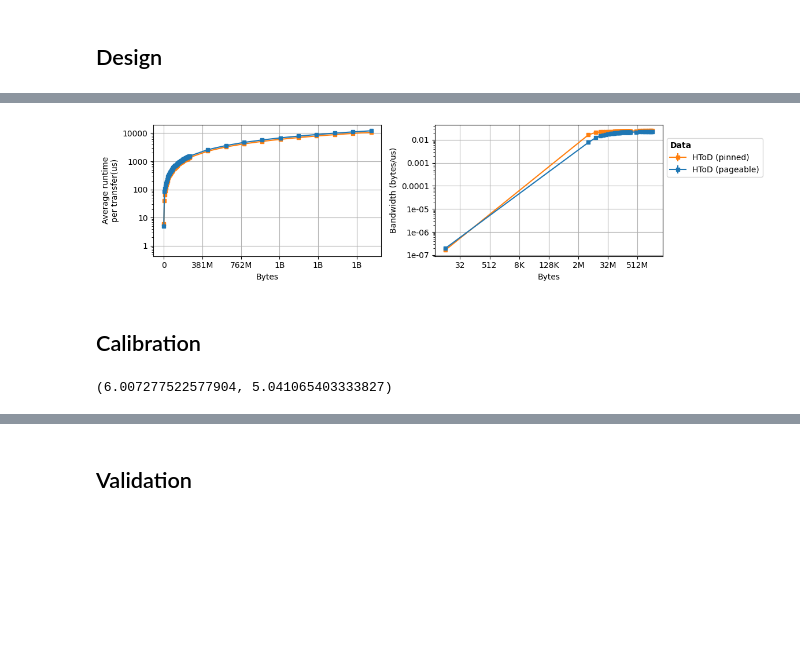
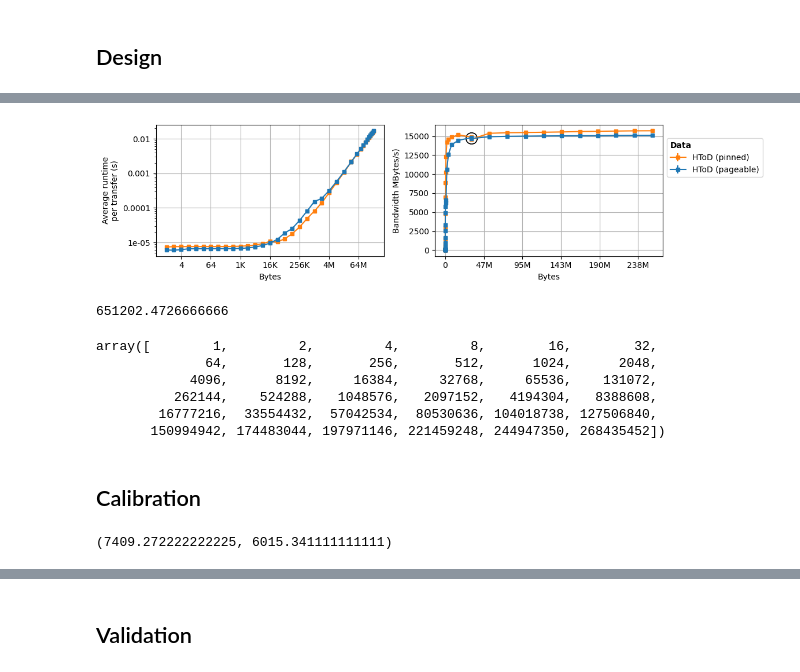
Before and after one commit to jolly-chen/msc-project, a Jupyter notebook: gpu-synchronous/validation-das6.ipynb, the cells around one changed output, grey strips where cells are left out. Drawn from its saved outputs; the diff is of its cells as text; code cells hidden in the pictures; blank space fills up the shorter version.

```diff
--- a/gpu-synchronous/validation-das6.ipynb
+++ b/gpu-synchronous/validation-das6.ipynb
@@ -226,9 +230,7 @@ bsbm_df = pd.DataFrame.from_dict(jdata["benchmarks"]).astype({"real_time" : floa
 
 convert_to_type(bsbm_df, "real_time", np.float64)
 bsbm_df["func_name"] = bsbm_df["name"].apply(lambda s: s.split("/")[0][3:])
-bsbm_df["time_factor"] = bsbm_df["time_unit"].apply(convert_unit)
 del bsbm_df["family_index"], bsbm_df["per_family_instance_index"],  bsbm_df["run_name"], bsbm_df["threads"], bsbm_df["run_type"], bsbm_df["aggregate_unit"]
-bsbm_df["time_factor"] = bsbm_df["time_unit"].apply(convert_unit)
 
 bsbm_df.head(10)
 # %% [output]
@@ -1343,14 +1397,12 @@ abcbm_df = pd.DataFrame.from_dict(jdata["benchmarks"]).astype({"real_time" : flo
 
 convert_to_type(abcbm_df, "real_time", np.float64)
 abcbm_df["func_name"] = abcbm_df["name"].apply(lambda s: s.split("/")[0][3:])
-abcbm_df["time_factor"] = abcbm_df["time_unit"].apply(convert_unit)
 del (
     abcbm_df["family_index"], abcbm_df["per_family_instance_index"],
     abcbm_df["run_name"], abcbm_df["threads"], abcbm_df["run_type"],
     abcbm_df["aggregate_unit"], abcbm_df["repetition_index"],  abcbm_df["error_occurred"],
     abcbm_df["error_message"]
 )
-abcbm_df["time_factor"] = abcbm_df["time_unit"].apply(convert_unit)
 abcbm_df
 # %% [output]
 |  | name | repetitions | aggregate_name | iterations | real_time | cpu_time | time_unit | blocksize | bulksize | ... |
@@ -2329,9 +2381,7 @@ trbm_df = pd.DataFrame.from_dict(jdata["benchmarks"]).astype({"real_time" : floa
 
 convert_to_type(trbm_df, "real_time", np.float64)
 trbm_df["func_name"] = trbm_df["name"].apply(lambda s: s.split("/")[0][3:])
-trbm_df["time_factor"] = trbm_df["time_unit"].apply(convert_unit)
 del trbm_df["family_index"], trbm_df["per_family_instance_index"],  trbm_df["run_name"], trbm_df["threads"], trbm_df["run_type"], trbm_df["aggregate_unit"]
-trbm_df["time_factor"] = trbm_df["time_unit"].apply(convert_unit)
 
 trbm_df.head(10)
 # %% [output]
@@ -2612,17 +2662,15 @@ plt.show()
 # %% [markdown]
 ## Design
 # %%
-filename = "../microbenchmarks/das6/memtransfers.json"
+filename = f"{mb_input_folder}/memtransfers.json"
 with open(filename, "r") as f:
     jdata = json.load(f)
 mcpybm_df = pd.DataFrame.from_dict(jdata["benchmarks"]).astype({"real_time" : float})
 
 convert_to_type(mcpybm_df, "real_time", np.float64)
 mcpybm_df["func_name"] = mcpybm_df["name"].apply(lambda s: s.split("/")[0][3:])
-mcpybm_df["time_factor"] = mcpybm_df["time_unit"].apply(convert_unit)
 del (mcpybm_df["family_index"], mcpybm_df["per_family_instance_index"],
      mcpybm_df["run_name"], mcpybm_df["threads"], mcpybm_df["run_type"], mcpybm_df["aggregate_unit"])
-mcpybm_df["time_factor"] = mcpybm_df["time_unit"].apply(convert_unit)
 mcpybm_df
 # %% [output]
 |  | name | repetitions | aggregate_name | iterations | real_time | cpu_time | time_unit | nbytes | pinned | ... |
@@ -2662,64 +2710,96 @@ mcpybm_mean
 # %%
 figname="../../images/gpu_das6_memtransfers_mb.pdf"
-unit = "us"
-rep  = bsbm_mean["repetitions"].values[0]
-norm = unit_to_unit_factor(mcpybm_mean["time_unit"].values[0], unit) / rep / pow(1024, 1)
+data_unit = "mb"
+rep = mcpybm_mean["repetitions"].values[0]
 
 fig = plt.figure(figsize=(10, 3))
 
 for di, dir in enumerate(["HToD"]):
     for pi, pinned in enumerate([True, False]):
         ax = plt.subplot(121)
+        unit = "s"
+        norm = unit_to_unit_factor(mcpybm_mean["time_unit"].values[0], unit) / rep
+
         arg = (mcpybm_mean["func_name"] == dir) & (mcpybm_mean["pinned"] == pinned)
         # plt.plot(mcpybm_mean.loc[arg]["nbytes"], mcpybm_mean.loc[arg]["nbytes"]/mcpybm_mean.loc[arg]["real_time"] * norm, "o-")
-        plt.errorbar(mcpybm_mean.loc[arg]["nbytes"], mcpybm_mean.loc[arg]["real_time"],
-                     yerr=mcpybm_std.loc[arg]["real_time"], label=f"{dir} ({('pinned' if pinned else 'pageable')})",
+        plt.errorbar(mcpybm_mean.loc[arg]["nbytes"], mcpybm_mean.loc[arg]["real_time"] * norm,
+                     yerr=mcpybm_std.loc[arg]["real_time"] * norm,
+                     label=f"{dir} ({('pinned' if pinned else 'pageable')})",
                      # color=colors[di], marker="s" if pi else "^", markerfacecolor="none",
                      color=colors[pinned],
                      **bm_style
                     )
         plt.xlabel("Bytes")
         # plt.xlim([0, 10e6])
         # plt.ylim([0, 5000])
-        # plt.xscale("log", base=2)
+        plt.xscale("log", base=2)
         # plt.yscale("symlog")
         plt.yscale("log")
-        plt.ylabel(f"Average runtime\nper transfer({unit})")
+        plt.ylabel(f"Average runtime\nper transfer ({unit})")
         plt.grid()
-        ax.xaxis.set_major_formatter(ticker.FuncFormatter(lambda x, _: f"{human_readable(int(x)*8, bytes=True)}"))
+        ax.xaxis.set_major_formatter(ticker.FuncFormatter(lambda x, _: f"{human_readable(int(x), bytes=True)}"))
         ax.yaxis.set_major_formatter(ticker.FuncFormatter(lambda y, _: '{:g}'.format(y)))
 
+        ##############
         ax = plt.subplot(122)
+        unit = "s"
+        norm = unit_to_unit_factor(mcpybm_mean["time_unit"].values[0], unit) / rep
+
         plt.errorbar(mcpybm_mean.loc[arg]["nbytes"],
-                     mcpybm_mean.loc[arg]["nbytes"]/ mcpybm_mean.loc[arg]["real_time"] * norm,
-                     yerr=mcpybm_std.loc[arg]["nbytes"]/ mcpybm_std.loc[arg]["real_time"] * norm,
+                      # (mcpybm_mean.loc[arg]["real_time"] * norm)/
+                      #    (mcpybm_mean.loc[arg]["nbytes"] * unit_to_unit_factor("b", data_unit, bytes=True)),
+                     (mcpybm_mean.loc[arg]["nbytes"] * unit_to_unit_factor("b", data_unit, bytes=True)) /
+                          (mcpybm_mean.loc[arg]["real_time"] * norm),
+                     yerr=(mcpybm_std.loc[arg]["nbytes"] * unit_to_unit_factor("b", data_unit, bytes=True)) /
+                         (mcpybm_std.loc[arg]["real_time"] * norm),
                      label=f"{dir} ({('pinned' if pinned else 'pageable')})",
                      # color=colors[di], marker="s" if pi else "^", markerfacecolor="none",
                      color=colors[pinned],
                      **bm_style
                     )
+
+        # selected point
+        plt.plot(das6_bw_threshold,
+                 (das6_bw_threshold  * unit_to_unit_factor("b", data_unit, bytes=True)) /
+                 np.mean(mcpybm_mean.loc[arg & (mcpybm_mean["nbytes"] == das6_bw_threshold)]["real_time"] * norm),
+                 'ok', ms=14, markerfacecolor="None",)
+
         plt.xlabel("Bytes")
         # plt.xlim([0, 10e6])
         # plt.ylim([0, 500])
-        plt.xscale("log", base=2)
-        plt.yscale("symlog")
-        plt.yscale("log")
+        # plt.xscale("log", base=2)
+        # plt.yscale("symlog")
+        # plt.yscale("log")
         plt.grid()
-        plt.ylabel(f"Bandwidth (bytes/{unit})")
-        ax.xaxis.set_major_formatter(ticker.FuncFormatter(lambda x, _: f"{human_readable(int(x)*8, bytes=True)}"))
+        plt.ylabel(f"Bandwidth {data_unit.upper()[0]}Bytes/{unit})")
+        ax.xaxis.set_major_formatter(ticker.FuncFormatter(lambda x, _: f"{human_readable(int(x), bytes=True)}"))
         ax.yaxis.set_major_formatter(ticker.FuncFormatter(lambda y, _: '{:g}'.format(y)))
 
 
 plt.tight_layout()
 plt.legend(title="Data",alignment="left", title_fontproperties={'weight':'bold'},
            loc='center left', bbox_to_anchor=(1, 0.75), ncols=1)
 plt.savefig(figname, format="pdf", bbox_inches='tight')
 plt.show();
 # %% [output]
-[figure, old version]
+[figure, new version]
+# %%
+np.mean(mcpybm_mean.loc[arg & (mcpybm_mean["nbytes"] == das6_bw_threshold)]["real_time"])
+# %% [output]
+651202.4726666666
+# %%
+mcpybm_mean["nbytes"].unique()
+# %% [output]
+array([        1,         2,         4,         8,        16,        32,
+              64,       128,       256,       512,      1024,      2048,
+            4096,      8192,     16384,     32768,     65536,    131072,
+          262144,    524288,   1048576,   2097152,   4194304,   8388608,
+        16777216,  33554432,  57042534,  80530636, 104018738, 127506840,
+       150994942, 174483044, 197971146, 221459248, 244947350, 268435452])
 # %% [markdown]
 ## Calibration
 # %%
+rep  = mcpybm_mean["repetitions"].values[0]
 norm = unit_to_unit_factor(mcpybm_mean["time_unit"].values[0], "ns") / rep
 arg = (mcpybm_mean["func_name"] == "HToD")
 das6_alpha_pinned = np.min(mcpybm_mean.loc[arg & (mcpybm_mean["pinned"] == True)]["real_time"] * norm)
@@ -2730,7 +2810,7 @@ das6_alpha_paged = np.min(mcpybm_mean.loc[arg & (mcpybm_mean["pinned"] == False)
 # das6_alpha_paged = mcpybm_mean.loc[arg & (mcpybm_mean["pinned"] == False)]["real_time"].values[0] * norm
 das6_alpha_pinned, das6_alpha_paged
 # %% [output]
-(6.007277522577904, 5.041065403333827)
+(7409.272222222225, 6015.341111111111)
 # %%
 das6_bw_threshold = 33554432
 norm = unit_to_unit_factor(mcpybm_mean["time_unit"].values[0], "ns") / rep
```
Also changed, not shown: parts of 32 cells of this notebook.
